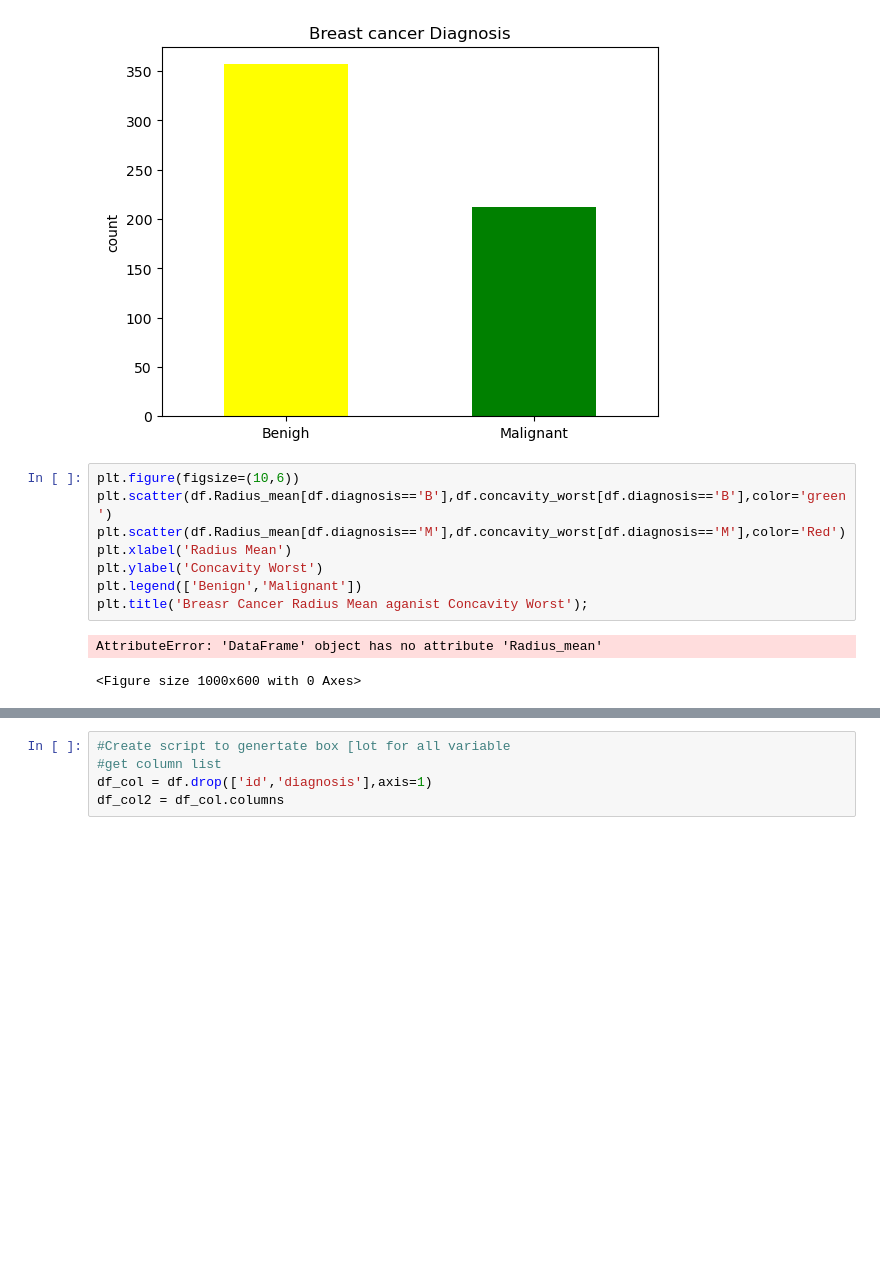
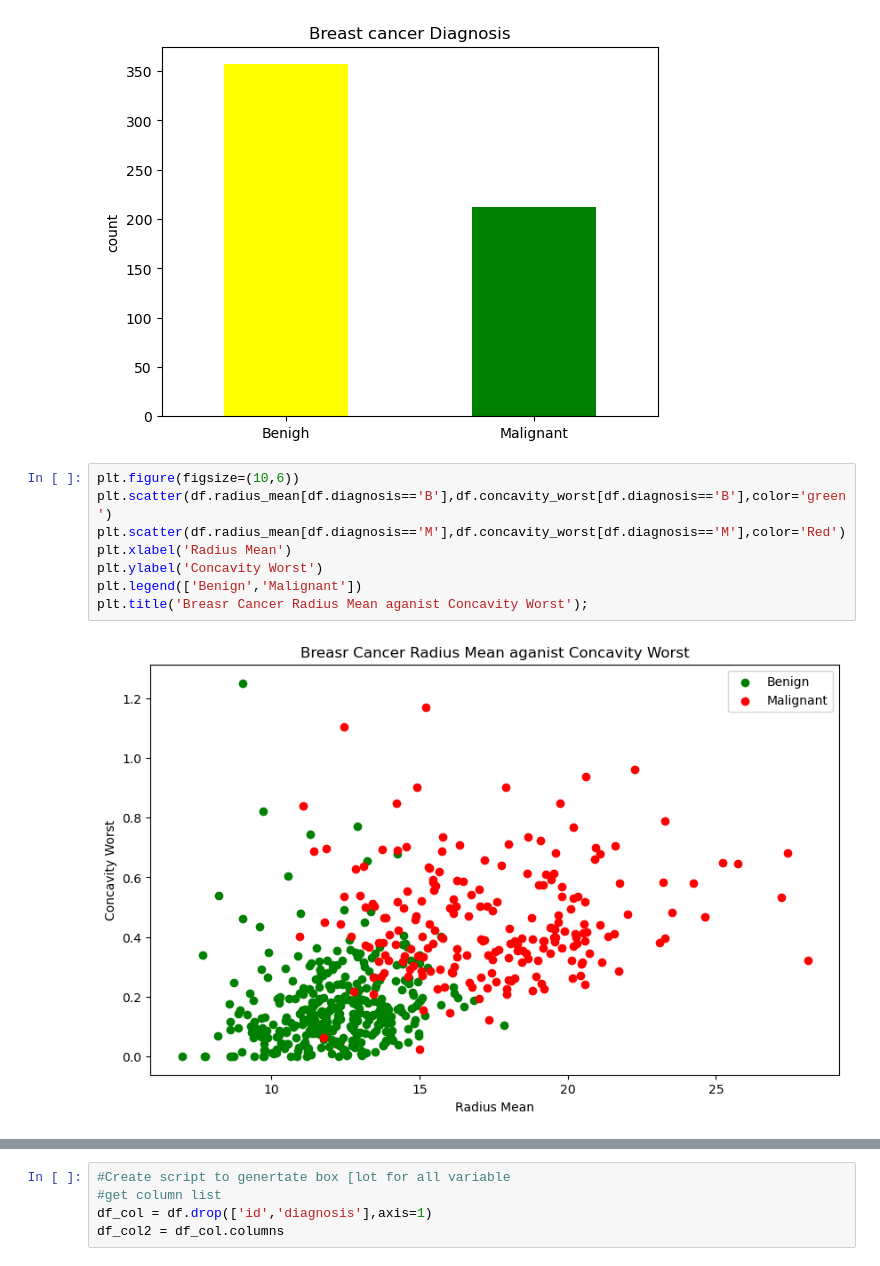
Before and after one commit to lasantha13/breast_ca, a Jupyter notebook: notebook/Breast_Cancer.ipynb, the cells around one changed output, grey strips where cells are left out. Drawn from its saved outputs; the diff is of its cells as text; blank space fills up the shorter version.

```diff
--- a/notebook/Breast_Cancer.ipynb
+++ b/notebook/Breast_Cancer.ipynb
@@ -79,14 +79,13 @@ plt.ylabel('count');
 [figure]
 # %%
 plt.figure(figsize=(10,6))
-plt.scatter(df.Radius_mean[df.diagnosis=='B'],df.concavity_worst[df.diagnosis=='B'],color='green')
-plt.scatter(df.Radius_mean[df.diagnosis=='M'],df.concavity_worst[df.diagnosis=='M'],color='Red')
+plt.scatter(df.radius_mean[df.diagnosis=='B'],df.concavity_worst[df.diagnosis=='B'],color='green')
+plt.scatter(df.radius_mean[df.diagnosis=='M'],df.concavity_worst[df.diagnosis=='M'],color='Red')
 plt.xlabel('Radius Mean')
 plt.ylabel('Concavity Worst')
 plt.legend(['Benign','Malignant'])
 plt.title('Breasr Cancer Radius Mean aganist Concavity Worst');
 # %% [output]
-AttributeError: 'DataFrame' object has no attribute 'Radius_mean'
-<Figure size 1000x600 with 0 Axes>
+[figure, added]
 # %%
 plt.figure(figsize=(10,6))
```
Also changed, not shown: parts of 12 cells of this notebook.
